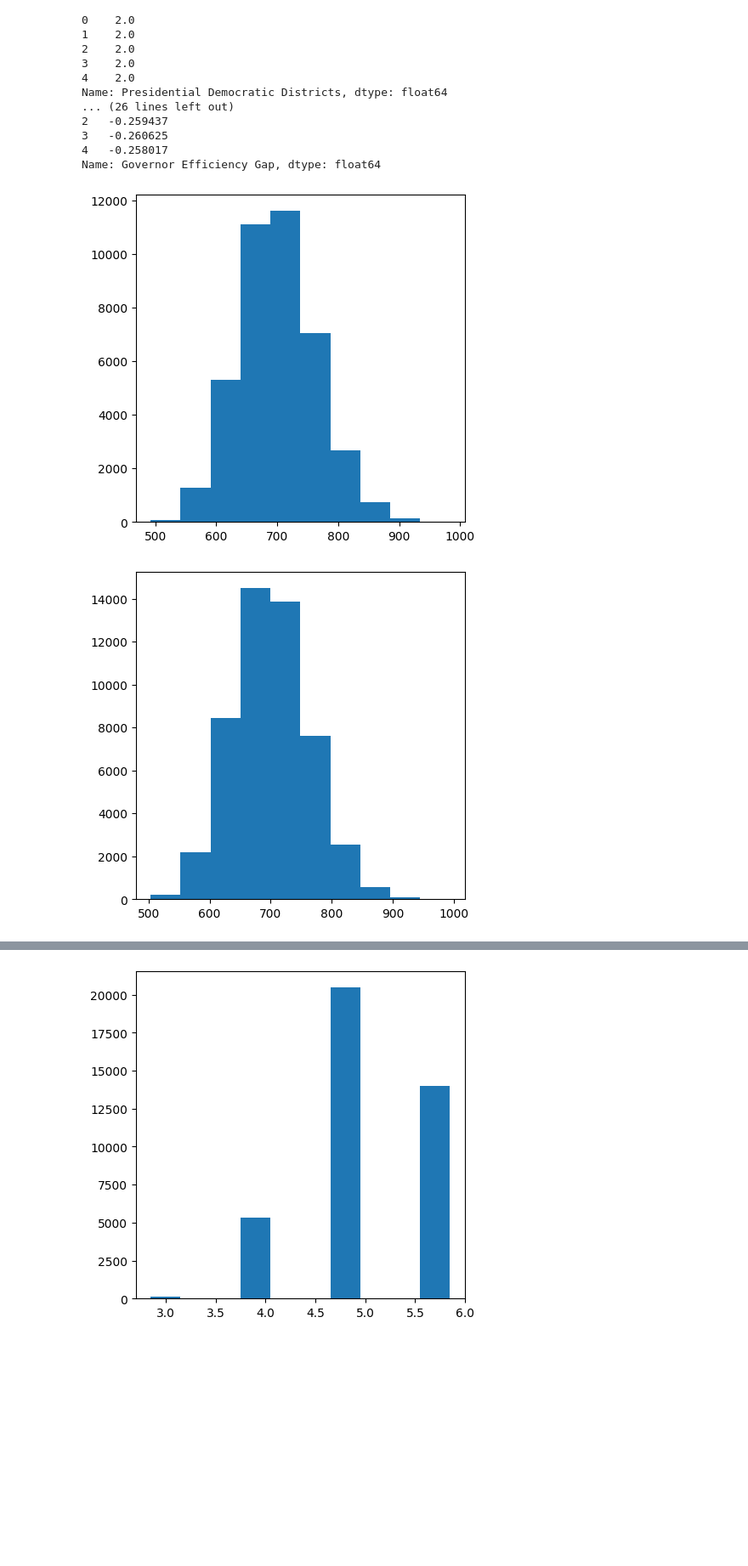
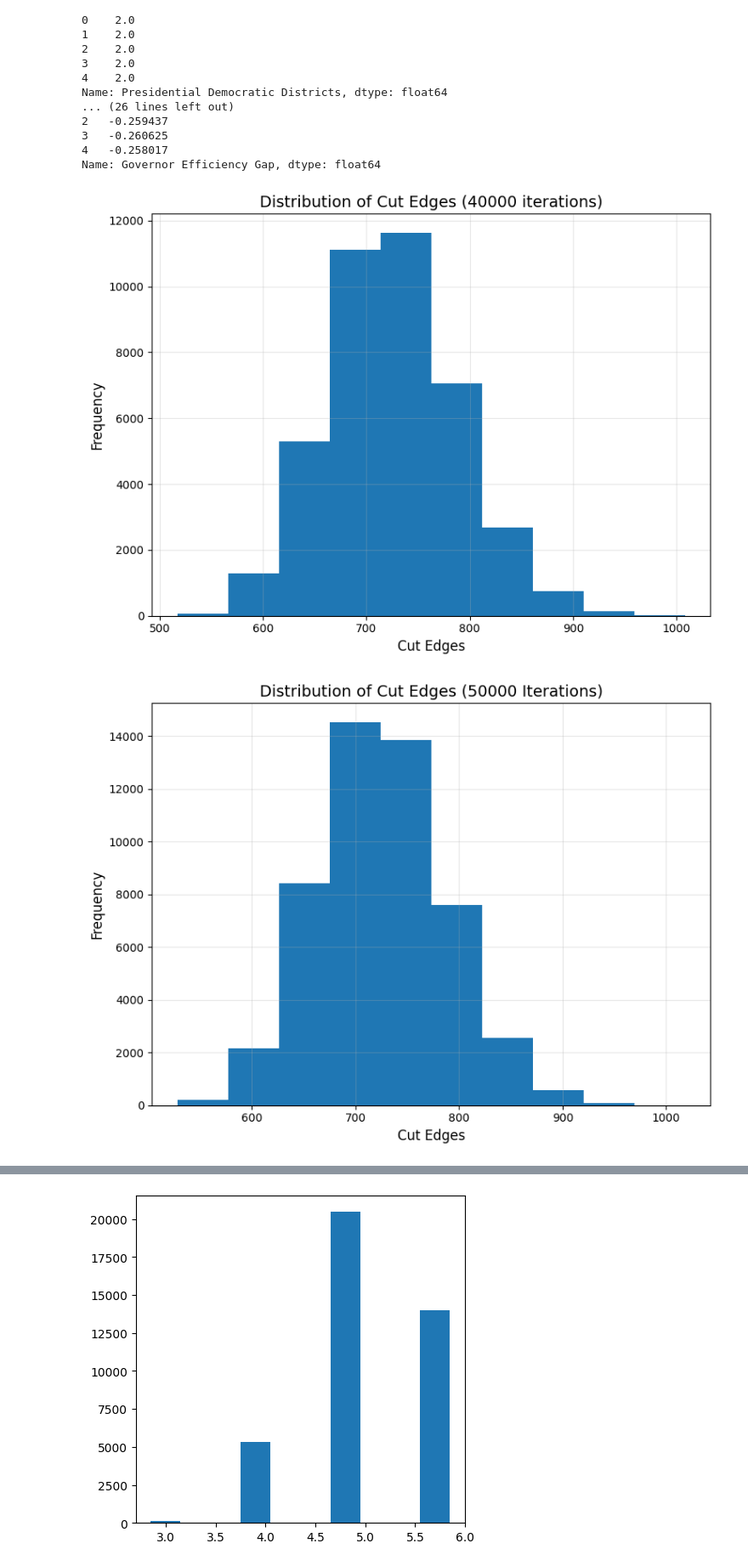
Before and after one commit to willystout/cs464_final_project, a Jupyter notebook: ensemble_results.ipynb, the cells around one changed output, grey strips where cells are left out. Shown: that part at 85% size. Cells and saved outputs as stored; diff of their text form; code cells hidden in the pictures; blank space fills up the shorter version.

Commit message:
finished modifying the box plots

```diff
--- a/ensemble_results.ipynb
+++ b/ensemble_results.ipynb
@@ -70,13 +70,26 @@ Name: Presidential Democratic Districts, dtype: float64
 4   -0.258017
 Name: Governor Efficiency Gap, dtype: float64
 # %%
-plt.figure(figsize=(5,5))
-plt.hist(markov_chain_40000["Cut Edges"], align = 'left')
+plt.figure(figsize=(8, 6))
+plt.hist(markov_chain_40000["Cut Edges"], bins=10, align='mid')
+plt.subplots_adjust(left=0.15, right=0.85)
+plt.title("Distribution of Cut Edges (40000 iterations)", fontsize=14)
+plt.xlabel("Cut Edges", fontsize=12)
+plt.ylabel("Frequency", fontsize=12)
+plt.grid(True, alpha=0.3)
+plt.tight_layout()
 plt.show()
-plt.figure(figsize=(5,5))
-plt.hist(markov_chain_50000["Cut Edges"], align = 'left')
+
+plt.figure(figsize=(8, 6))
+plt.hist(markov_chain_50000["Cut Edges"], bins=10, align='mid')
+plt.subplots_adjust(left=0.15, right=0.85)
+plt.title("Distribution of Cut Edges (50000 Iterations)", fontsize=14)
+plt.xlabel("Cut Edges", fontsize=12)
+plt.ylabel("Frequency", fontsize=12)
+plt.grid(True, alpha=0.3)
+plt.tight_layout()
 plt.show()
 # %% [output]
-[figure, old version]
+[figure, new version]
-[figure, old version]
+[figure, new version]
 # %%
```
Also changed, not shown: parts of 1 cell of this notebook, 2 other files.
